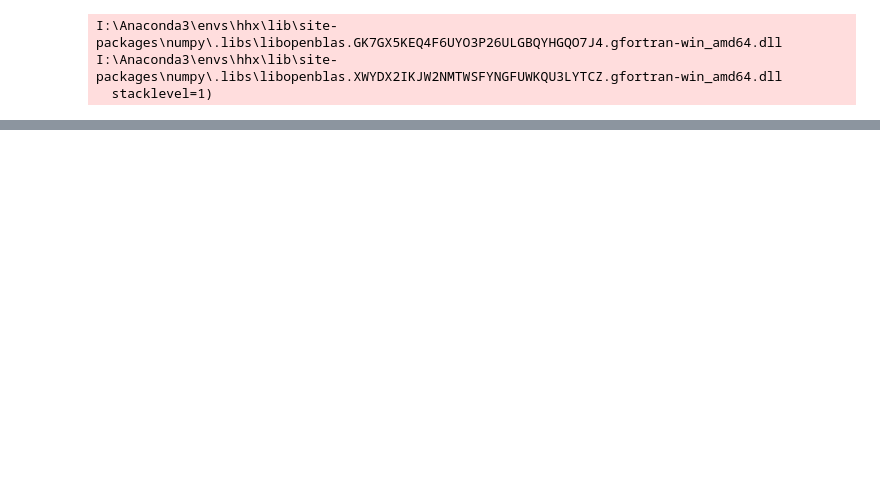
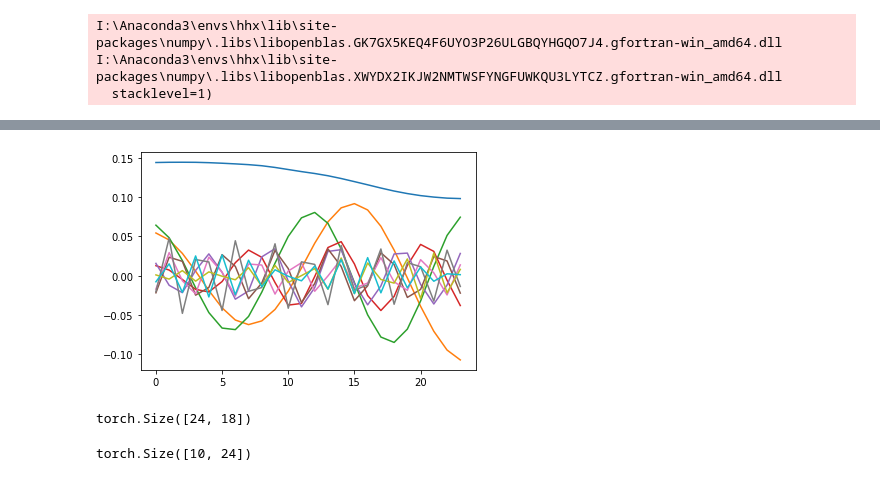
Before and after one commit to VGTHuang/sandbox, a Jupyter notebook: hydro/test.ipynb, the cells around one changed output, grey strips where cells are left out. Drawn from its saved outputs; the diff is of its cells as text; code cells hidden in the pictures; blank space fills up the shorter version.

```diff
--- a/hydro/test.ipynb
+++ b/hydro/test.ipynb
@@ -171,0 +84,14 @@ tensor(0.0519)
+# %%
+for i in u:
+    plt.plot(i)
+# %% [output]
+[figure, added]
+# %%
+input = torch.hstack((input, u.transpose(0,1)))
+input.shape
+# %% [output]
+torch.Size([24, 18])
+# %%
+u.shape
+# %% [output]
+torch.Size([10, 24])
```
Also changed, not shown: parts of 68 cells of this notebook, 22 other files.
